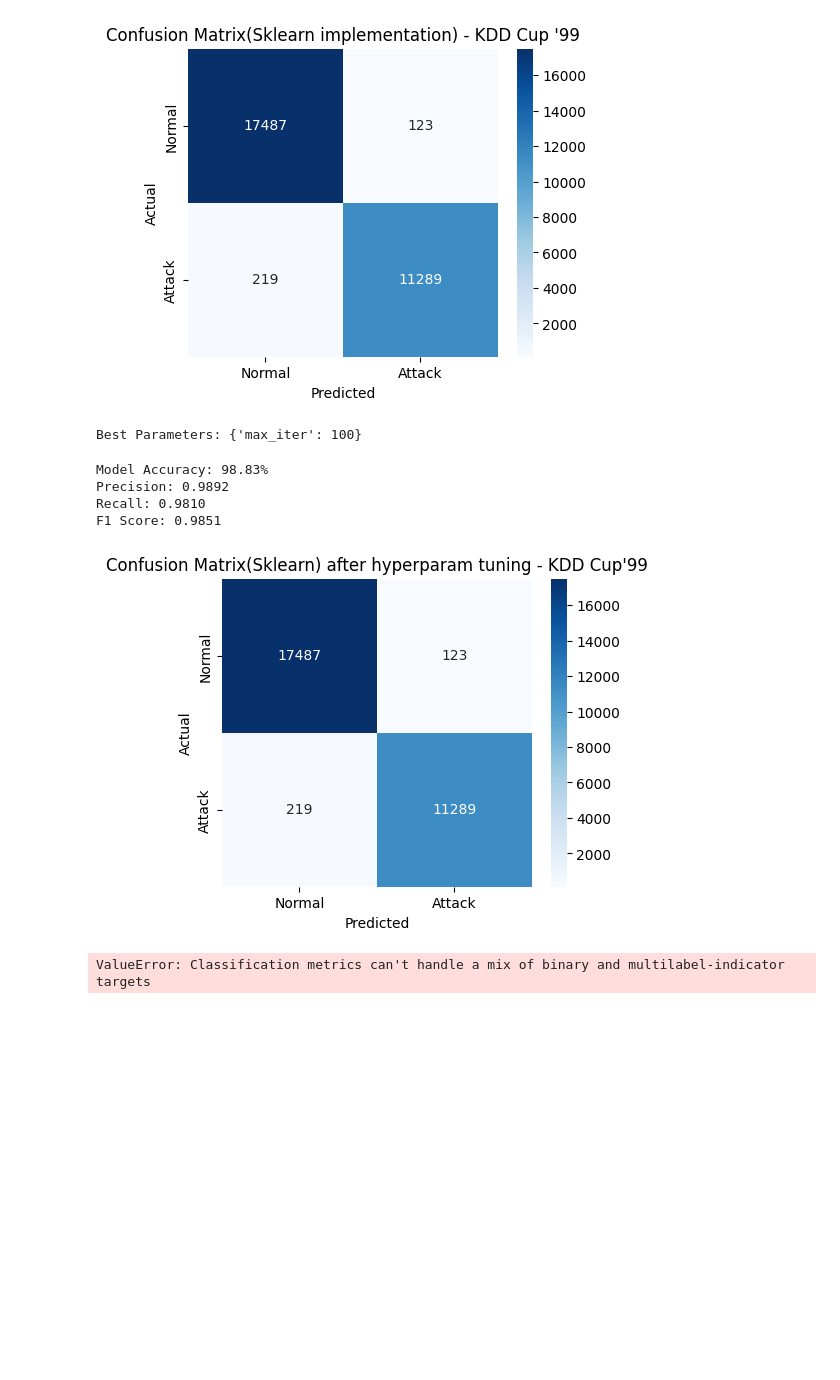
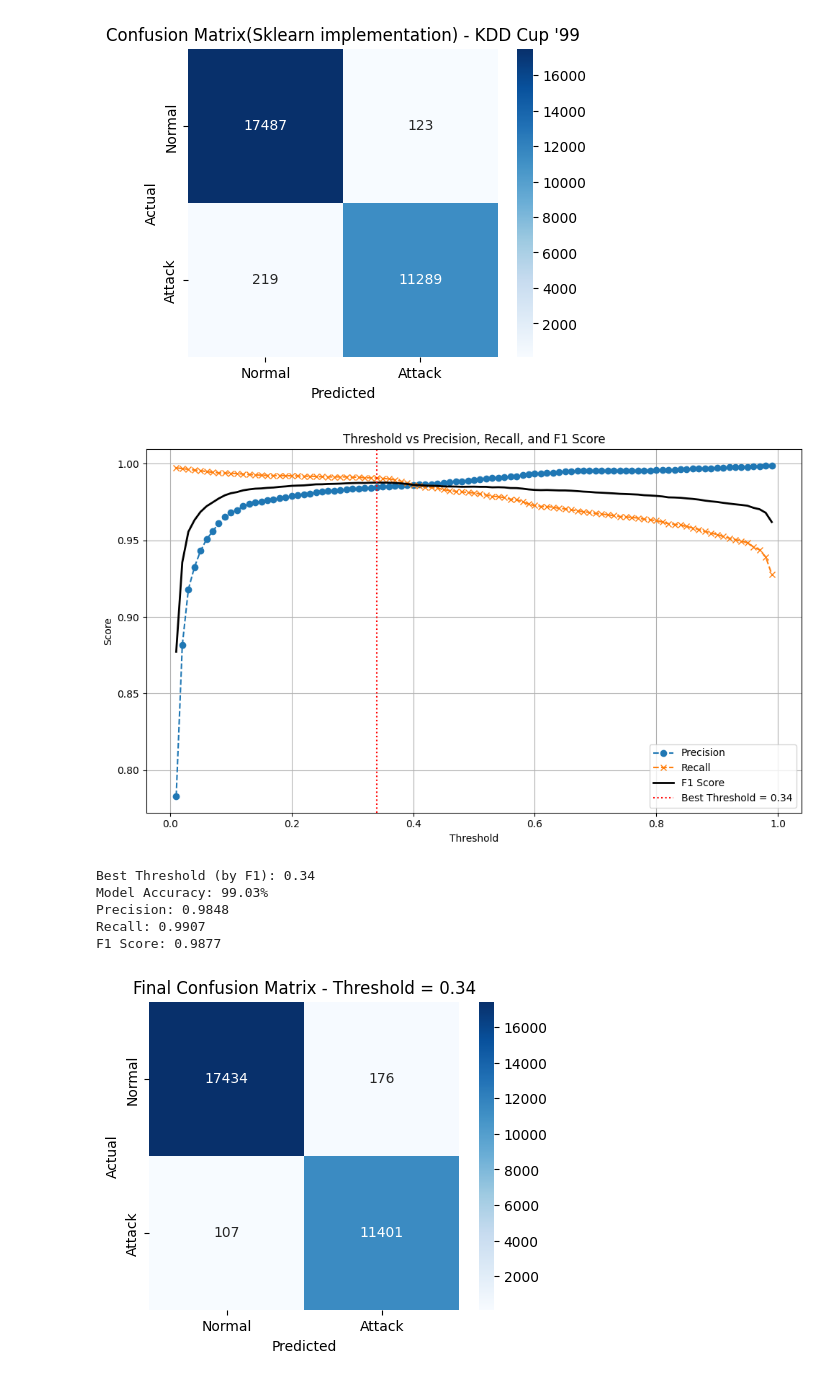
Before and after one commit to Satvik0110/Network-Intrusion-Detector, a Jupyter notebook: NID_using_LR.ipynb, the cells around one changed output. Drawn from its saved outputs; the diff is of its cells as text; code cells hidden in the pictures; blank space fills up the shorter version.

```diff
--- a/NID_using_LR.ipynb
+++ b/NID_using_LR.ipynb
@@ -207,16 +197 @@ F1 Score: 0.9698
 [figure]
-# %%
-#Finding best hyperparameters(alpha and epochs for optimal performance) based on f1-score
-param_grid = {
-    'alpha': [0.001, 0.01, 0.1, 1, 10, 20,50,100],
-    'epochs': [100, 500, 1000, 2000]
-}
-
-
-grid_search = GridSearchCV(LogisticRegression(), param_grid, scoring=make_scorer(f1_score), cv=5, n_jobs=-1)
-
-# Fit GridSearchCV
-grid_search.fit(X_train, y_train)
-
-# Output best parameters
-print("Best Parameters:", grid_search.best_params_)
@@ -225,8 +197,0 @@ Best Parameters: {'alpha': 20, 'epochs': 100}
-# %%
-# Training logistic regression model using updated hyperparameters, showing improvement
-best_model= grid_search.best_estimator_
-best_model.fit(X_train, y_train)
-
-y_pred = best_model.predict(X_test)
-
-calculateAndDisplayEvaluationMetrics(y_test, y_pred, "Confusion Matrix(Custom implementation) after hyperparam tuning -KDD Cup'99")
@@ -269,51 +228,26 @@ Precision: 0.9892
 Recall: 0.9810
 F1 Score: 0.9851
 [figure]
-# %%
-#Hyperparameter tuning using GridsearchCV for the sklearn inbuilt logistic regression
-
-param_grid = {
-    'max_iter': [10, 20, 50,100, 200, 300, 400, 500, 1000, 2000]   #No alpha, as inbuilt sklearn version works using solvers instead of traditional gradient descent
-}
-
-grid_search = GridSearchCV(SklearnLogReg(), param_grid, scoring=make_scorer(f1_score), cv=5, n_jobs=-1)
-
-# Fit GridSearchCV
-grid_search.fit(X_train, y_train)
-
-# Output best parameters
-print("Best Parameters:", grid_search.best_params_)
-# %% [output]
-Best Parameters: {'max_iter': 100}
-# %%
-# Train the best inbuilt sklearn logistic regression model and display best metrics
-best_model= grid_search.best_estimator_
-best_model.fit(X_train, y_train)
-
-# Make predictions(accuracy)
-y_pred = best_model.predict(X_test)
-
-calculateAndDisplayEvaluationMetrics(y_test, y_pred, "Confusion Matrix(Sklearn) after hyperparam tuning - KDD Cup'99")
-# %% [output]
-Model Accuracy: 98.83%
-Precision: 0.9892
-Recall: 0.9810
-F1 Score: 0.9851
-[figure, removed]
 # %%
-# Get predicted probabilities
-y_probs = best_model.predict_proba(X_test)
+# Get only the probabilities for class 1
+y_probs = log_reg.predict_proba(X_test)[:, 1]
 
-# Tune threshold to further improve performance
+# Tune threshold
 best_thresh = plot_threshold_vs_metrics(y_test, y_probs)
 
-# Predict using best threshold
+# Predict with custom threshold
 y_pred_thresh = (y_probs >= best_thresh).astype(int)
 
 # Final evaluation
 calculateAndDisplayEvaluationMetrics(y_test, y_pred_thresh, f"Final Confusion Matrix - Threshold = {best_thresh:.2f}")
 # %% [output]
+[figure, added]
-ValueError: Classification metrics can't handle a mix of binary and multilabel-indicator targets
+Best Threshold (by F1): 0.34
+Model Accuracy: 99.03%
+Precision: 0.9848
+Recall: 0.9907
+F1 Score: 0.9877
+[figure, added]
 # %%
 # (B) Evaluating on 2nd dataset- NSL-KDD
 
```
Also changed, not shown: parts of 18 cells of this notebook.
